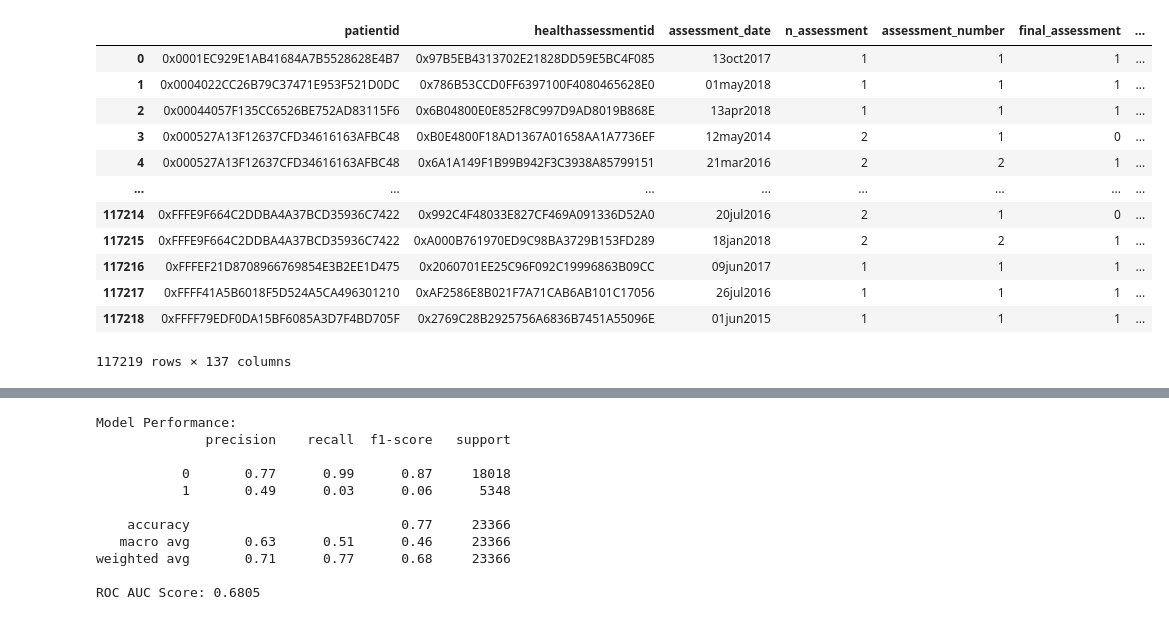
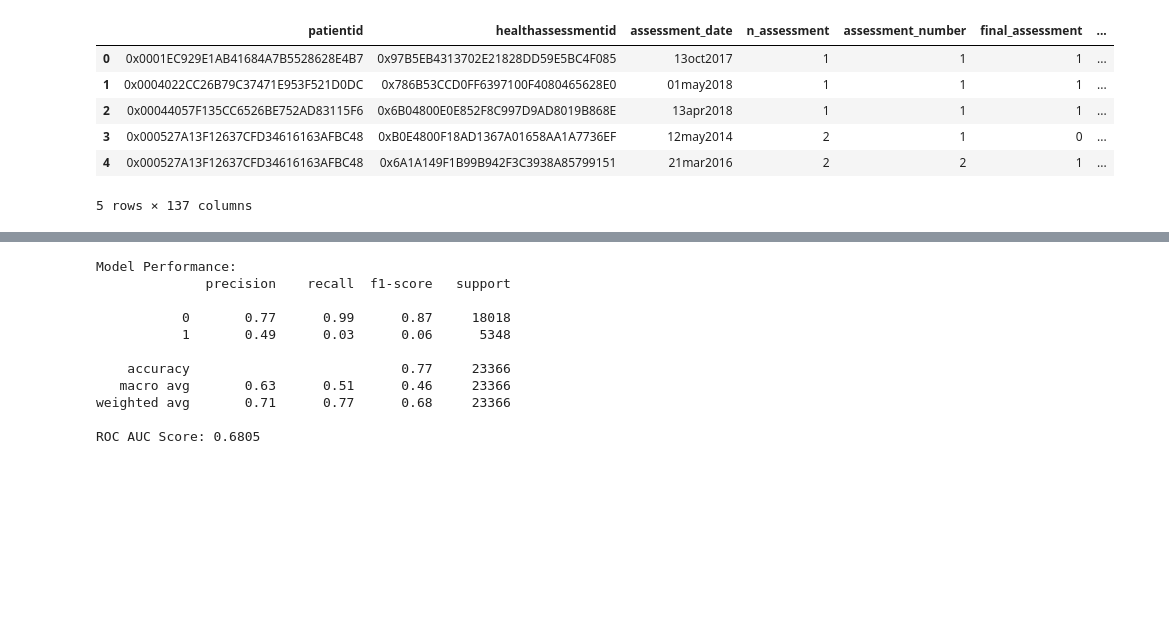
Before and after one commit to robeson1010/HealthcareDiabetes, a Jupyter notebook: EDA_time.ipynb, the cells around one changed output, grey strips where cells are left out. Saved outputs shown, nothing was run; the diff lists cells and outputs as text; code cells hidden in the pictures; blank space fills up the shorter version.

```diff
--- a/EDA_time.ipynb
+++ b/EDA_time.ipynb
@@ -8,18 +8,12 @@ import pandas as pd
 # %%
 df=pd.read_csv('./ori.csv')
 # %%
-df
+df.head()
 # %% [output]
 |  | patientid | healthassessmentid | assessment_date | n_assessment | assessment_number | final_assessment | ... |
 | 0 | 0x0001EC929E1AB41684A7B5528628E4B7 | 0x97B5EB4313702E21828DD59E5BC4F085 | 13oct2017 | 1 | 1 | 1 | ... |
 | 1 | 0x0004022CC26B79C37471E953F521D0DC | 0x786B53CCD0FF6397100F4080465628E0 | 01may2018 | 1 | 1 | 1 | ... |
 | 2 | 0x00044057F135CC6526BE752AD83115F6 | 0x6B04800E0E852F8C997D9AD8019B868E | 13apr2018 | 1 | 1 | 1 | ... |
 | 3 | 0x000527A13F12637CFD34616163AFBC48 | 0xB0E4800F18AD1367A01658AA1A7736EF | 12may2014 | 2 | 1 | 0 | ... |
 | 4 | 0x000527A13F12637CFD34616163AFBC48 | 0x6A1A149F1B99B942F3C3938A85799151 | 21mar2016 | 2 | 2 | 1 | ... |
-| ... | ... | ... | ... | ... | ... | ... | ... |
-| 117214 | 0xFFFE9F664C2DDBA4A37BCD35936C7422 | 0x992C4F48033E827CF469A091336D52A0 | 20jul2016 | 2 | 1 | 0 | ... |
-| 117215 | 0xFFFE9F664C2DDBA4A37BCD35936C7422 | 0xA000B761970ED9C98BA3729B153FD289 | 18jan2018 | 2 | 2 | 1 | ... |
-| 117216 | 0xFFFEF21D8708966769854E3B2EE1D475 | 0x2060701EE25C96F092C19996863B09CC | 09jun2017 | 1 | 1 | 1 | ... |
-| 117217 | 0xFFFF41A5B6018F5D524A5CA496301210 | 0xAF2586E8B021F7A71CAB6AB101C17056 | 26jul2016 | 1 | 1 | 1 | ... |
-| 117218 | 0xFFFF79EDF0DA15BF6085A3D7F4BD705F | 0x2769C28B2925756A6836B7451A55096E | 01jun2015 | 1 | 1 | 1 | ... |
-117219 rows × 137 columns
+5 rows × 137 columns
```
Also changed, not shown: parts of 4 cells of this notebook, 1 other file.
